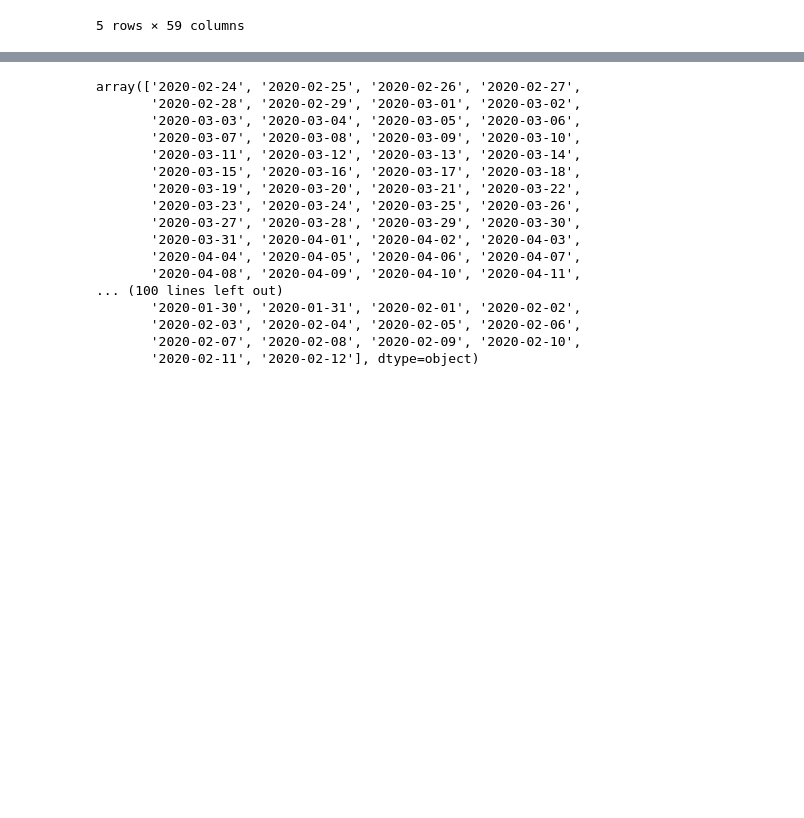
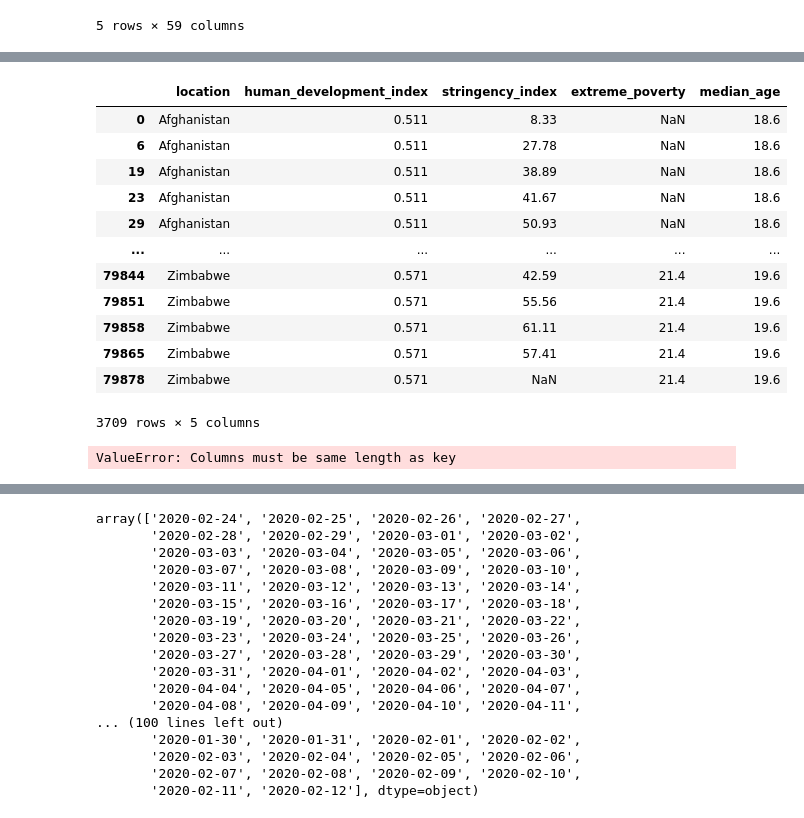
Before and after one commit to taylorrohrich/data_viz_final_project, a Jupyter notebook: Untitled.ipynb, the cells around one changed output, grey strips where cells are left out. Cells and saved outputs as stored; diff of their text form; code cells hidden in the pictures; blank space fills up the shorter version.

```diff
--- a/Untitled.ipynb
+++ b/Untitled.ipynb
@@ -16 +28,19 @@ data.head()
+# %%
+variables = data[['location','human_development_index','stringency_index','extreme_poverty','median_age']]
+# %%
+variables.drop_duplicates()
+# %% [output]
+|  | location | human_development_index | stringency_index | extreme_poverty | median_age |
+| 0 | Afghanistan | 0.511 | 8.33 | NaN | 18.6 |
+| 6 | Afghanistan | 0.511 | 27.78 | NaN | 18.6 |
+| 19 | Afghanistan | 0.511 | 38.89 | NaN | 18.6 |
+| 23 | Afghanistan | 0.511 | 41.67 | NaN | 18.6 |
+| 29 | Afghanistan | 0.511 | 50.93 | NaN | 18.6 |
+| ... | ... | ... | ... | ... | ... |
+| 79844 | Zimbabwe | 0.571 | 42.59 | 21.4 | 19.6 |
+| 79851 | Zimbabwe | 0.571 | 55.56 | 21.4 | 19.6 |
+| 79858 | Zimbabwe | 0.571 | 61.11 | 21.4 | 19.6 |
+| 79865 | Zimbabwe | 0.571 | 57.41 | 21.4 | 19.6 |
+| 79878 | Zimbabwe | 0.571 | NaN | 21.4 | 19.6 |
+3709 rows × 5 columns
 # %%
@@ -23,7 +53,9 @@ data['new_cases_smoothed_per_million'] = data['new_cases_smoothed_per_million'].
 # %%
 filled =  data.groupby('location').ffill().fillna(0)
 # %%
-data[['new_cases_smoothed_per_million','people_vaccinated_per_hundred']] =filled[['new_cases_smoothed_per_million','people_vaccinated_per_hundred']]
+data[['new_cases_smoothed_per_million','people_vaccinated_per_hundred','stringency_index','human_development_index','stringency_index','extreme_poverty','median_age']] =filled[['new_cases_smoothed_per_million','people_vaccinated_per_hundred','stringency_index','human_development_index','stringency_index','extreme_poverty','median_age']]
+# %% [output]
+ValueError: Columns must be same length as key
 # %%
 allDates = data['date'].unique()
 # %%
```
Also changed, not shown: parts of 7 cells of this notebook, 26 other files.
